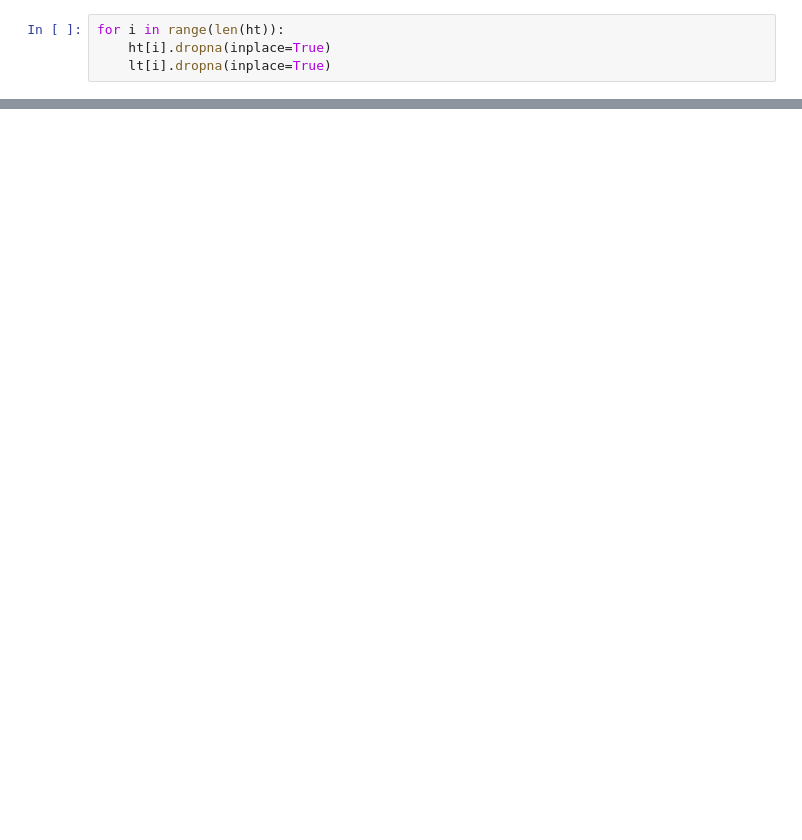
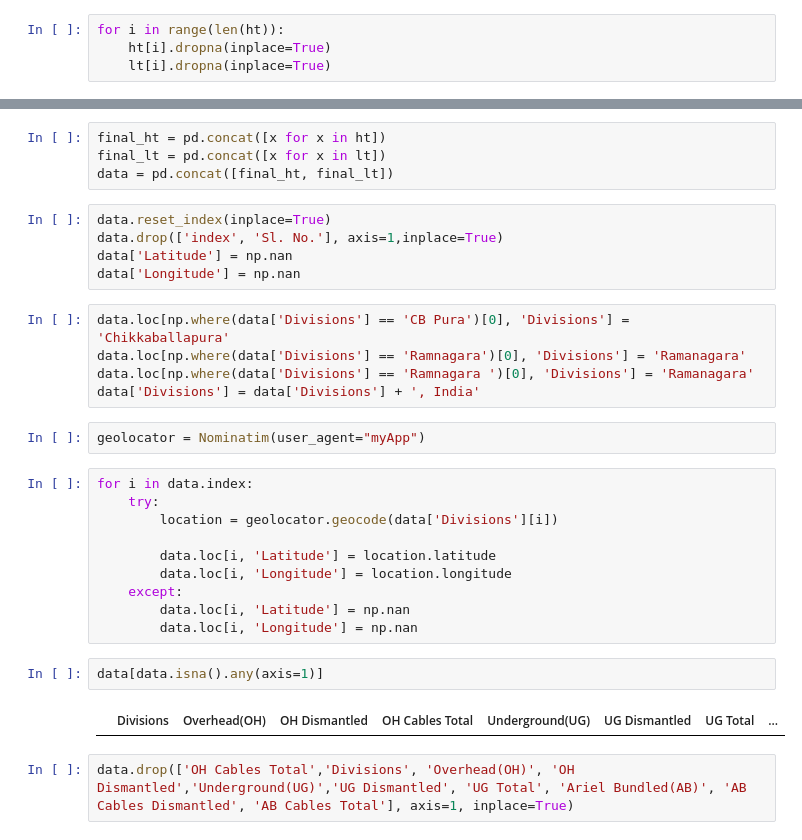
Before and after one commit to Combatant003/Summer-Term, a Jupyter notebook: ML.ipynb, the cells around one changed output, grey strips where cells are left out. Saved outputs shown, nothing was run; the diff lists cells and outputs as text; blank space fills up the shorter version.

```diff
--- a/ML.ipynb
+++ b/ML.ipynb
@@ -46,0 +65,32 @@ KeyError: "['Overhead(OH) Added for 2019-20'] not in index"
+# %%
+final_ht = pd.concat([x for x in ht])
+final_lt = pd.concat([x for x in lt])
+data = pd.concat([final_ht, final_lt])
+# %%
+data.reset_index(inplace=True)
+data.drop(['index', 'Sl. No.'], axis=1,inplace=True)
+data['Latitude'] = np.nan
+data['Longitude'] = np.nan
+# %%
+data.loc[np.where(data['Divisions'] == 'CB Pura')[0], 'Divisions'] = 'Chikkaballapura'
+data.loc[np.where(data['Divisions'] == 'Ramnagara')[0], 'Divisions'] = 'Ramanagara'
+data.loc[np.where(data['Divisions'] == 'Ramnagara ')[0], 'Divisions'] = 'Ramanagara'
+data['Divisions'] = data['Divisions'] + ', India'
+# %%
+geolocator = Nominatim(user_agent="myApp")
+# %%
+for i in data.index:
+    try:
+        location = geolocator.geocode(data['Divisions'][i])
+
+        data.loc[i, 'Latitude'] = location.latitude
+        data.loc[i, 'Longitude'] = location.longitude
+    except:
+        data.loc[i, 'Latitude'] = np.nan
+        data.loc[i, 'Longitude'] = np.nan
+# %%
+data[data.isna().any(axis=1)]
+# %% [output]
+|  | Divisions | Overhead(OH) | OH Dismantled | OH Cables Total | Underground(UG) | UG Dismantled | UG Total | ... |
+# %%
+data.drop(['OH Cables Total','Divisions', 'Overhead(OH)', 'OH Dismantled','Underground(UG)','UG Dismantled', 'UG Total', 'Ariel Bundled(AB)', 'AB Cables Dismantled', 'AB Cables Total'], axis=1, inplace=True)
```
Also changed, not shown: parts of 12 cells of this notebook, 10 other files.
